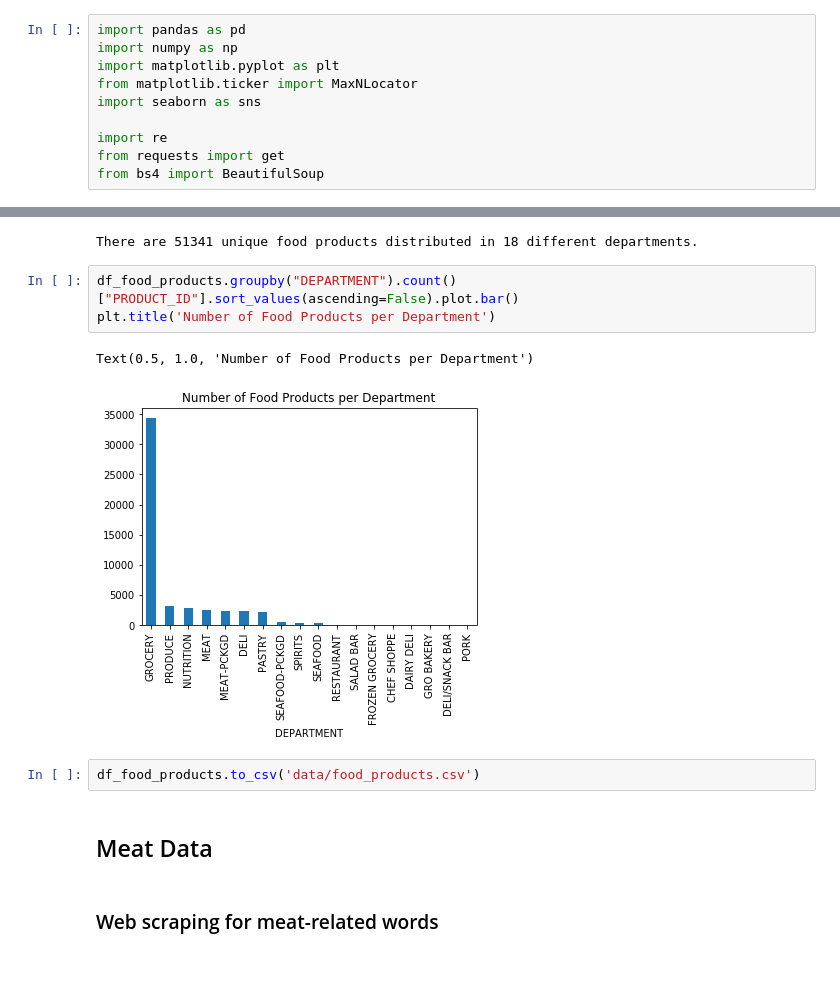
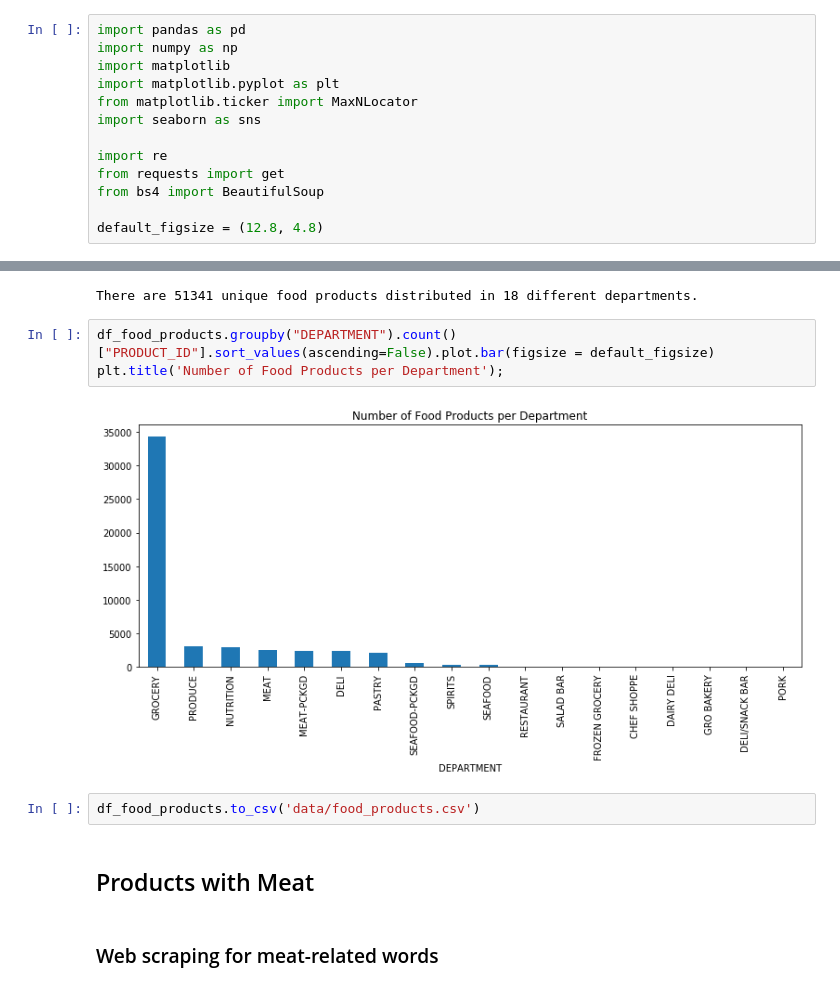
Before and after one commit to BenjaminEngelman/ADA-Project, a Jupyter notebook: preprocess.ipynb, the cells around one changed output, grey strips where cells are left out. Saved outputs shown, nothing was run; the diff lists cells and outputs as text.

```diff
--- a/preprocess.ipynb
+++ b/preprocess.ipynb
@@ -7,6 +13,7 @@
 # %%
 import pandas as pd
 import numpy as np
+import matplotlib
 import matplotlib.pyplot as plt
 from matplotlib.ticker import MaxNLocator
 import seaborn as sns
@@ -14,6 +21,8 @@ import seaborn as sns
 import re
 from requests import get
 from bs4 import BeautifulSoup
+
+default_figsize = (12.8, 4.8)
 # %% [markdown]
 ## Data
 # %%
@@ -107,15 +115,14 @@ print('There are {0} unique food products distributed in {1} different departmen
 # %% [output]
 There are 51341 unique food products distributed in 18 different departments.
 # %%
-df_food_products.groupby("DEPARTMENT").count()["PRODUCT_ID"].sort_values(ascending=False).plot.bar()
-plt.title('Number of Food Products per Department')
+df_food_products.groupby("DEPARTMENT").count()["PRODUCT_ID"].sort_values(ascending=False).plot.bar(figsize = default_figsize)
+plt.title('Number of Food Products per Department');
 # %% [output]
-Text(0.5, 1.0, 'Number of Food Products per Department')
-[figure, old version]
+[figure, new version]
 # %%
 df_food_products.to_csv('data/food_products.csv')
 # %% [markdown]
-## Meat Data
+## Products with Meat
 # %% [markdown]
 ### Web scraping for meat-related words
 # %% [markdown]
```
Also changed, not shown: parts of 25 cells of this notebook, 14 other files.
